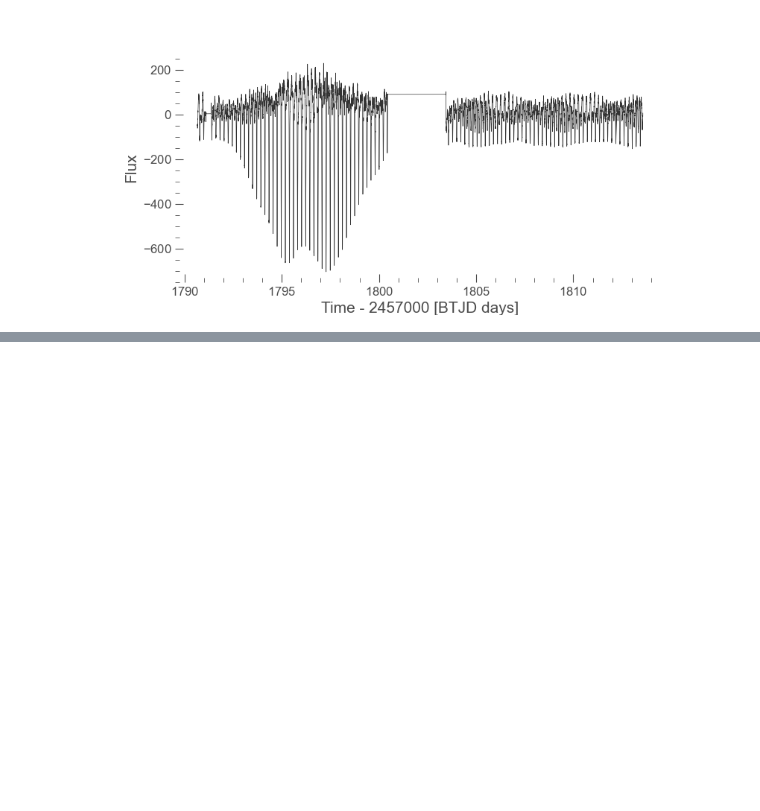
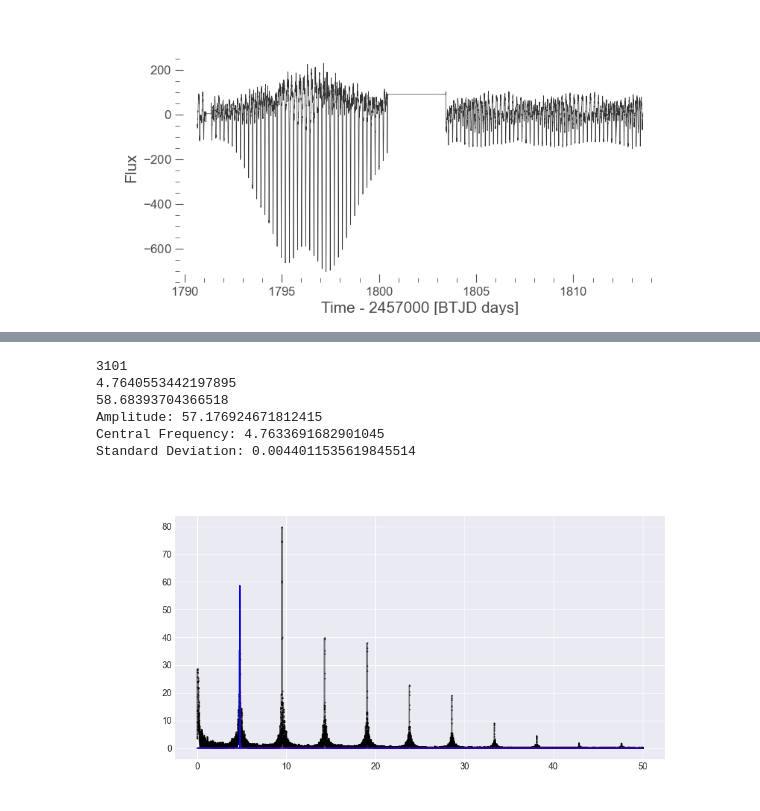
Before and after one commit to katerickels/CV-Analyzer, a Jupyter notebook: Temporary Files/O-C Maker v3 (Vale).ipynb, the cells around one changed output, grey strips where cells are left out. Drawn from its saved outputs; the diff is of its cells as text; code cells hidden in the pictures; blank space fills up the shorter version.

```diff
--- a/Temporary Files/O-C Maker v3 (Vale).ipynb
+++ b/Temporary Files/O-C Maker v3 (Vale).ipynb
@@ -64,36 +83,44 @@ def gaussian(x, amp, cen, wid):
 
 pd.DataFrame({'frequencies': frequencies, 'power': power})
 
-peaks, pdict = signal.find_peaks(power, height=60)
+peaks, pdict = signal.find_peaks(power, height=50)
 
 print(peaks[0])
 
 print(frequencies[peaks][0])
 
 print(pdict['peak_heights'][0])
 
 1/(lightcurve.time.btjd[-1] - lightcurve.time.btjd[0])
 
 initial_guess = [pdict['peak_heights'][0], frequencies[peaks][0], 0.5/(lightcurve.time.btjd[-1] - lightcurve.time.btjd[0])]
 
 optimized_parameters, covariance = optimize.curve_fit(gaussian, frequencies, power, p0=initial_guess)
 
 amp, cen, wid = optimized_parameters
 
 f = np.linspace(frequencies.min(), frequencies.max(), 1000000)
 
 fitted_gaussian = gaussian(f, amp, cen, wid)
 
 another_gaussian = gaussian(f, pdict['peak_heights'][0], frequencies[peaks][0], 0.5/(lightcurve.time.btjd[-1] - lightcurve.time.btjd[0]))
 
 plt.figure(figsize=(10, 5))
 plt.plot(frequencies, power, label='Periodogram', marker='o', markersize=1, alpha=0.5, color='black')
 plt.plot(f, fitted_gaussian, label='Fitted Gaussian', color='red')
 plt.plot(f, another_gaussian, label='Another Gaussian', color='blue')
 
 print(f'Amplitude: {amp}')
 print(f'Central Frequency: {cen}')
 print(f'Standard Deviation: {wid}')
+# %% [output]
+3101
+4.7640553442197895
+58.68393704366518
+Amplitude: 57.176924671812415
+Central Frequency: 4.7633691682901045
+Standard Deviation: 0.0044011535619845514
+[figure, added]
 # %%
 def sin_fit(x, amp, freq, phase, offset):
     return amp * np.sin(2 * np.pi * freq * (x - phase)) + offset
```
Also changed, not shown: parts of 6 cells of this notebook.
